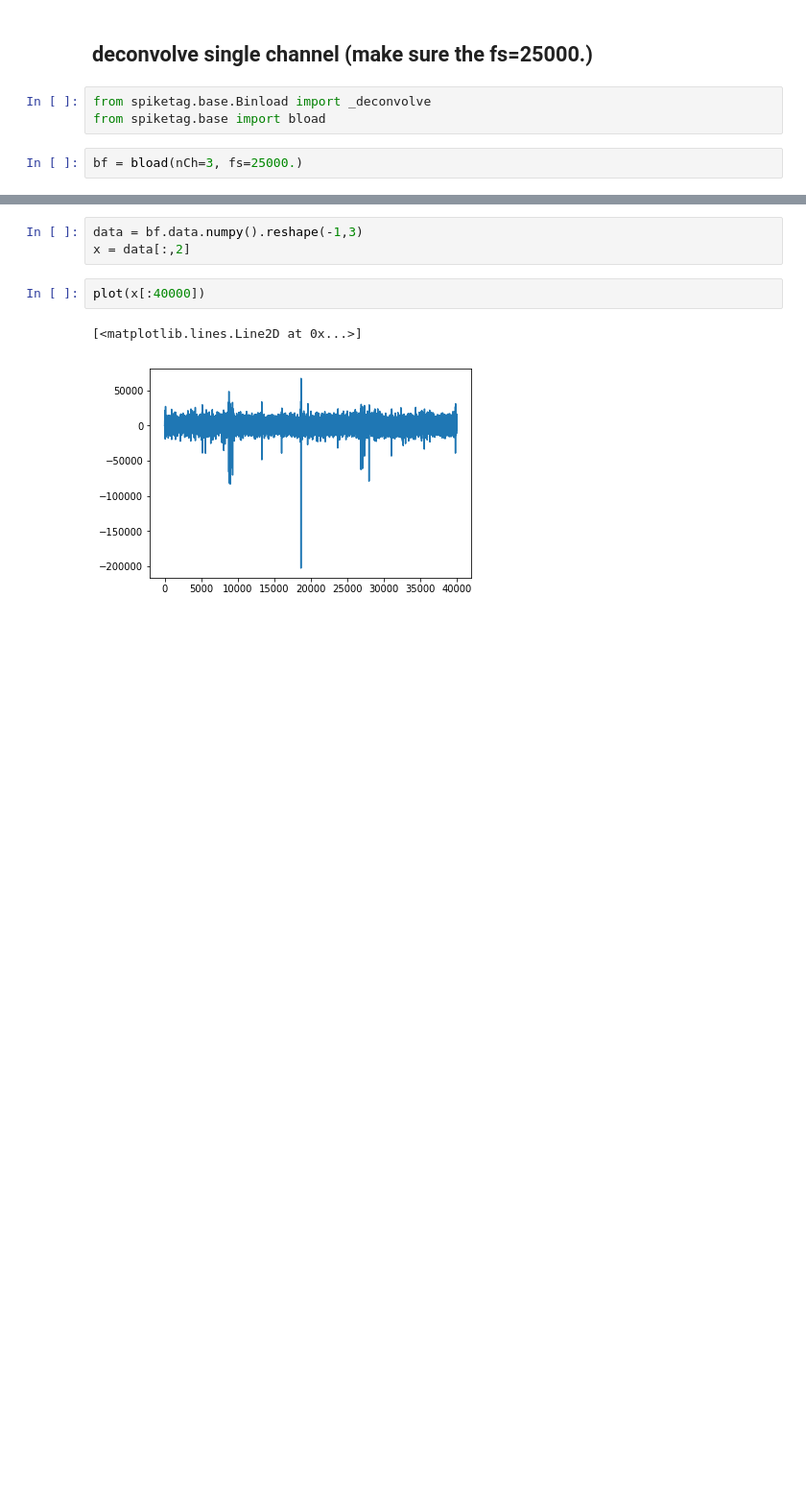
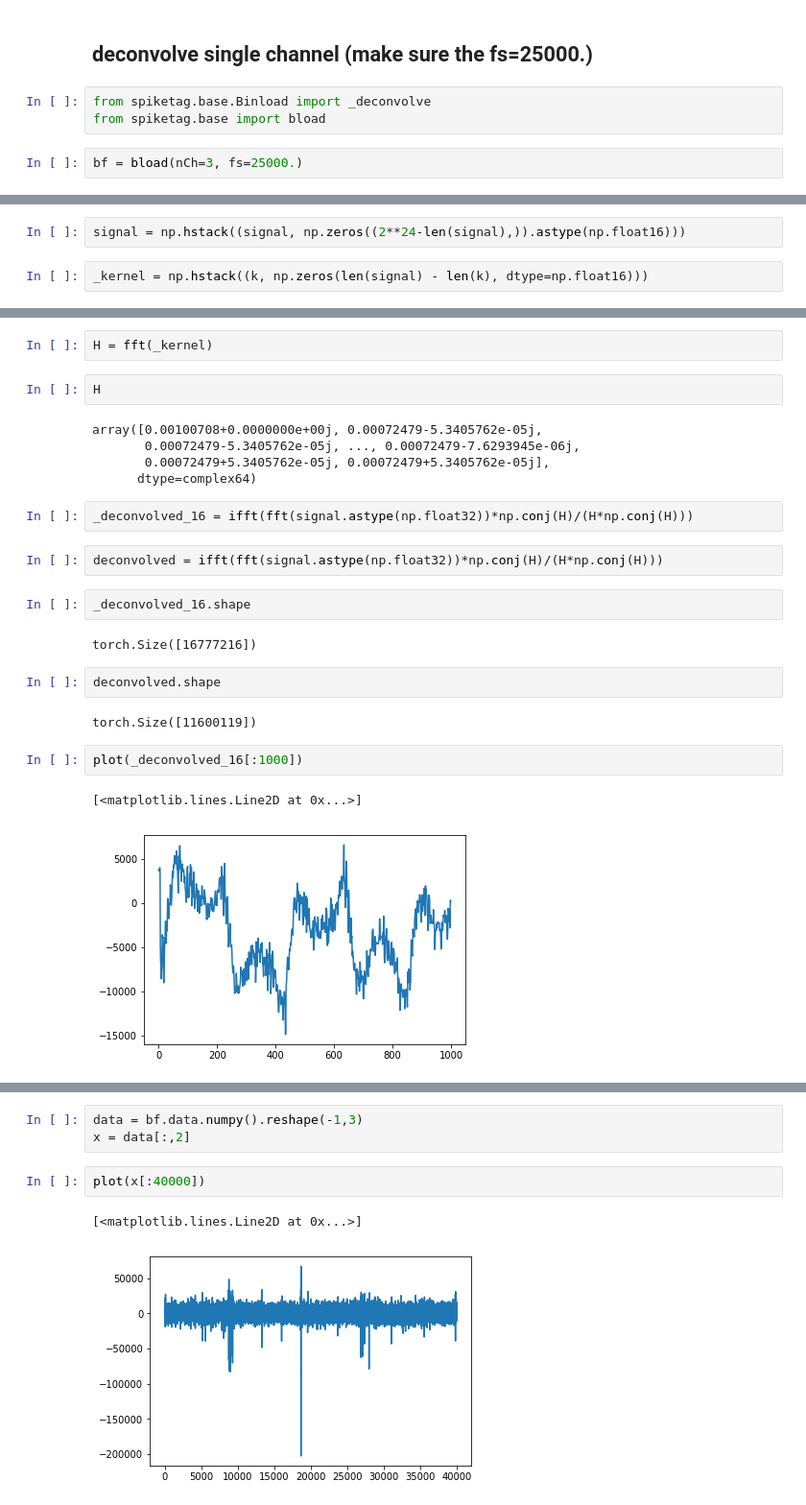
Before and after one commit to chongxi/spiketag, a Jupyter notebook: demo/GT/reverse_filter.ipynb, the cells around one changed output, grey strips where cells are left out. Shown at 96% size. Drawn from its saved outputs; the diff is of its cells as text; blank space fills up the shorter version.

Commit message:
spiketag deconvolve src dst; CUDA version

```diff
--- a/demo/GT/reverse_filter.ipynb
+++ b/demo/GT/reverse_filter.ipynb
@@ -29,0 +59,4 @@ bf.load('./cell_0109_mua_25000Hz.bin', dtype='float32')
+# %%
+signal = np.hstack((signal, np.zeros((2**24-len(signal),)).astype(np.float16)))
+# %%
+_kernel = np.hstack((k, np.zeros(len(signal) - len(k), dtype=np.float16)))
@@ -29,0 +68,26 @@ bf.load('./cell_0109_mua_25000Hz.bin', dtype='float32')
+# %%
+H = fft(_kernel)
+# %%
+H
+# %% [output]
+array([0.00100708+0.0000000e+00j, 0.00072479-5.3405762e-05j,
+       0.00072479-5.3405762e-05j, ..., 0.00072479-7.6293945e-06j,
+       0.00072479+5.3405762e-05j, 0.00072479+5.3405762e-05j],
+      dtype=complex64)
+# %%
+_deconvolved_16 = ifft(fft(signal.astype(np.float32))*np.conj(H)/(H*np.conj(H)))
+# %%
+deconvolved = ifft(fft(signal.astype(np.float32))*np.conj(H)/(H*np.conj(H)))
+# %%
+_deconvolved_16.shape
+# %% [output]
+torch.Size([16777216])
+# %%
+deconvolved.shape
+# %% [output]
+torch.Size([11600119])
+# %%
+plot(_deconvolved_16[:1000])
+# %% [output]
+[<matplotlib.lines.Line2D at 0x...>]
+[figure, added]
```
Also changed, not shown: parts of 15 cells of this notebook, 2 other files.
